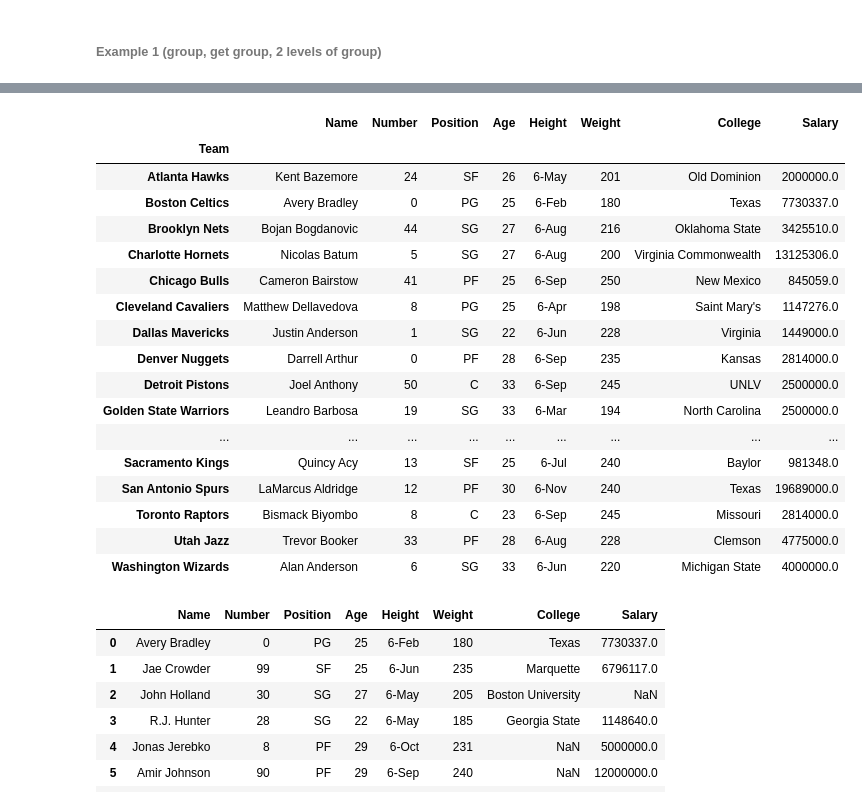
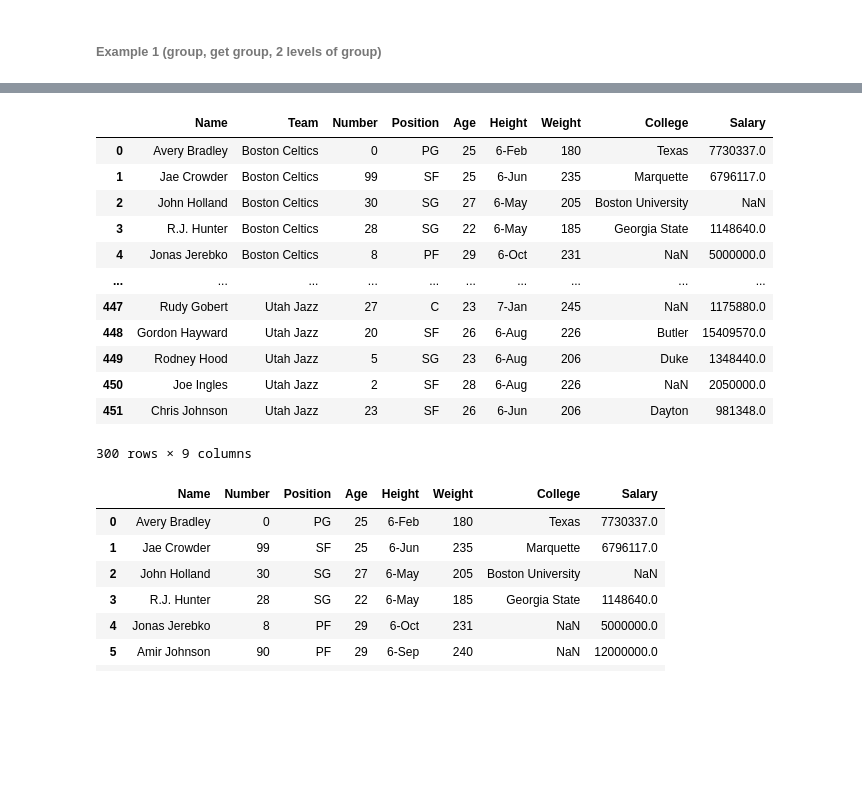
Before and after one commit to k21k/Python-Notes, a Jupyter notebook: Learning Notes/Learning Notes 5 - Pandas 3.ipynb, the cells around one changed output, grey strips where cells are left out. Cells and saved outputs as stored; diff of their text form; code cells hidden in the pictures; blank space fills up the shorter version.

```diff
--- a/Learning Notes/Learning Notes 5 - Pandas 3.ipynb
+++ b/Learning Notes/Learning Notes 5 - Pandas 3.ipynb
@@ -84,25 +75,20 @@ df
 # %%
 gk = df.groupby('Team')
-gk.first()                   #to print the first entries in all the group formed
+gk.head(10)                   #to print the first entries in all the group formed
 # %% [output]
-|  | Name | Number | Position | Age | Height | Weight | College | Salary |
-| Team |  |  |  |  |  |  |  |  |
-| Atlanta Hawks | Kent Bazemore | 24 | SF | 26 | 6-May | 201 | Old Dominion | 2000000.0 |
-| Boston Celtics | Avery Bradley | 0 | PG | 25 | 6-Feb | 180 | Texas | 7730337.0 |
-| Brooklyn Nets | Bojan Bogdanovic | 44 | SG | 27 | 6-Aug | 216 | Oklahoma State | 3425510.0 |
-| Charlotte Hornets | Nicolas Batum | 5 | SG | 27 | 6-Aug | 200 | Virginia Commonwealth | 13125306.0 |
-| Chicago Bulls | Cameron Bairstow | 41 | PF | 25 | 6-Sep | 250 | New Mexico | 845059.0 |
-| Cleveland Cavaliers | Matthew Dellavedova | 8 | PG | 25 | 6-Apr | 198 | Saint Mary's | 1147276.0 |
-| Dallas Mavericks | Justin Anderson | 1 | SG | 22 | 6-Jun | 228 | Virginia | 1449000.0 |
-| Denver Nuggets | Darrell Arthur | 0 | PF | 28 | 6-Sep | 235 | Kansas | 2814000.0 |
-| Detroit Pistons | Joel Anthony | 50 | C | 33 | 6-Sep | 245 | UNLV | 2500000.0 |
-| Golden State Warriors | Leandro Barbosa | 19 | SG | 33 | 6-Mar | 194 | North Carolina | 2500000.0 |
-| ... | ... | ... | ... | ... | ... | ... | ... | ... |
-| Sacramento Kings | Quincy Acy | 13 | SF | 25 | 6-Jul | 240 | Baylor | 981348.0 |
-| San Antonio Spurs | LaMarcus Aldridge | 12 | PF | 30 | 6-Nov | 240 | Texas | 19689000.0 |
-| Toronto Raptors | Bismack Biyombo | 8 | C | 23 | 6-Sep | 245 | Missouri | 2814000.0 |
-| Utah Jazz | Trevor Booker | 33 | PF | 28 | 6-Aug | 228 | Clemson | 4775000.0 |
-| Washington Wizards | Alan Anderson | 6 | SG | 33 | 6-Jun | 220 | Michigan State | 4000000.0 |
+|  | Name | Team | Number | Position | Age | Height | Weight | College | Salary |
+| 0 | Avery Bradley | Boston Celtics | 0 | PG | 25 | 6-Feb | 180 | Texas | 7730337.0 |
+| 1 | Jae Crowder | Boston Celtics | 99 | SF | 25 | 6-Jun | 235 | Marquette | 6796117.0 |
+| 2 | John Holland | Boston Celtics | 30 | SG | 27 | 6-May | 205 | Boston University | NaN |
+| 3 | R.J. Hunter | Boston Celtics | 28 | SG | 22 | 6-May | 185 | Georgia State | 1148640.0 |
+| 4 | Jonas Jerebko | Boston Celtics | 8 | PF | 29 | 6-Oct | 231 | NaN | 5000000.0 |
+| ... | ... | ... | ... | ... | ... | ... | ... | ... | ... |
+| 447 | Rudy Gobert | Utah Jazz | 27 | C | 23 | 7-Jan | 245 | NaN | 1175880.0 |
+| 448 | Gordon Hayward | Utah Jazz | 20 | SF | 26 | 6-Aug | 226 | Butler | 15409570.0 |
+| 449 | Rodney Hood | Utah Jazz | 5 | SG | 23 | 6-Aug | 206 | Duke | 1348440.0 |
+| 450 | Joe Ingles | Utah Jazz | 2 | SF | 28 | 6-Aug | 226 | NaN | 2050000.0 |
+| 451 | Chris Johnson | Utah Jazz | 23 | SF | 26 | 6-Jun | 206 | Dayton | 981348.0 |
+300 rows × 9 columns
 # %%
 gk.get_group('Boston Celtics')
 # %% [output]
```
Also changed, not shown: parts of 8 cells of this notebook, 1 other file.
